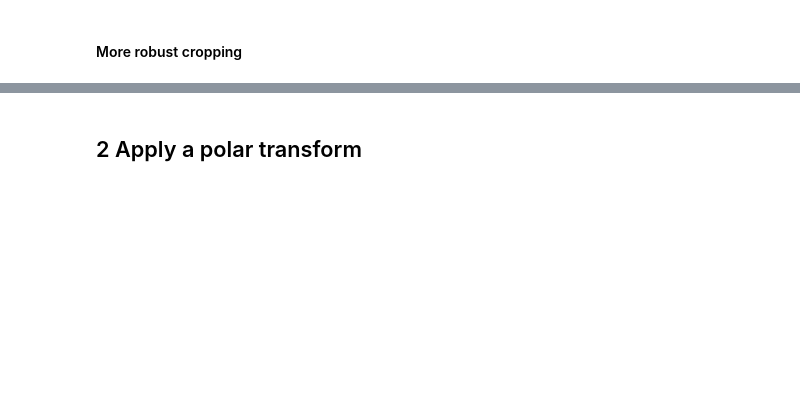
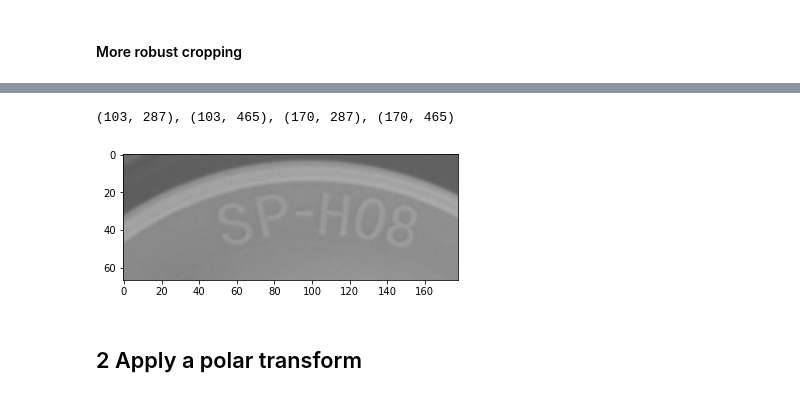
Before and after one commit to taglioIsCoding/CapInspection, a Jupyter notebook: single_cap.ipynb, the cells around one changed output, grey strips where cells are left out. Saved outputs shown, nothing was run; the diff lists cells and outputs as text; code cells hidden in the pictures; blank space fills up the shorter version.

```diff
--- a/single_cap.ipynb
+++ b/single_cap.ipynb
@@ -223,3 +245,25 @@ plt.show()
+# %%
+###
+## coordinates
+top_height = int(center[1]) - int(radius*0.8)
+bottom_height = int(center[1]) - int(radius*0.5)
+left_width = int(center[0]) - int(radius*0.4)
+right_width = int(center[0]) + int(radius*0.4)
+
+top_left = (top_height, left_width)
+bottom_left = (bottom_height, left_width)
+top_right = (top_height, right_width)
+bottom_right = (bottom_height, right_width)
+print(f"{top_left}, {top_right}, {bottom_left}, {bottom_right}")
+
+cavity_numer_crop = image_with_vertical_tab.copy()[top_height : bottom_height, left_width : right_width]
+# cavity_numer_crop = img.copy()[top_height : bottom_height, left_width : right_width]
+
+plt.imshow(cavity_numer_crop, cmap='gray', vmin=0, vmax=255)
+plt.show()
+# %% [output]
+(103, 287), (103, 465), (170, 287), (170, 465)
+[figure, added]
 # %% [markdown]
 ## 2 Apply a polar transform
 # %%
```
Also changed, not shown: parts of 15 cells of this notebook.
